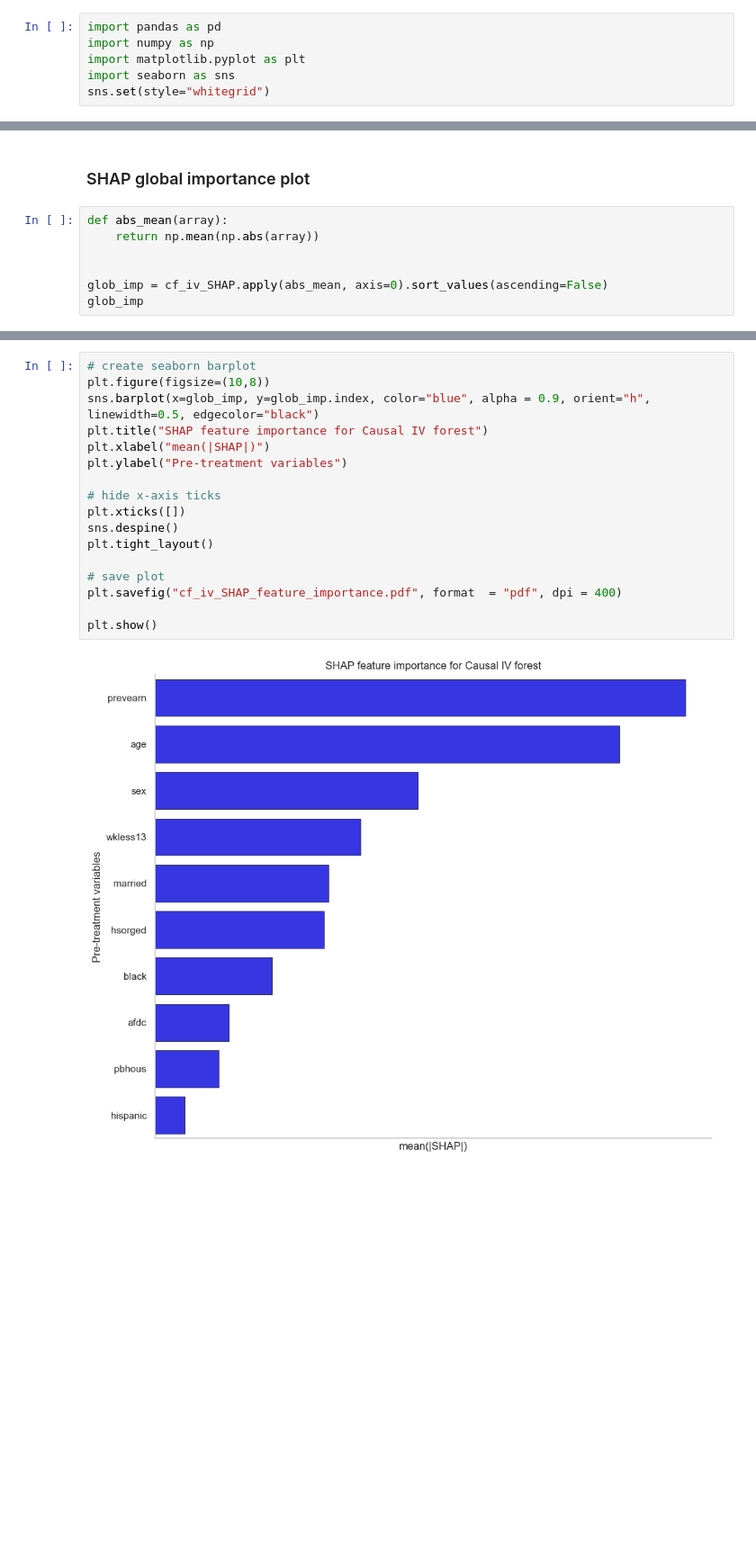
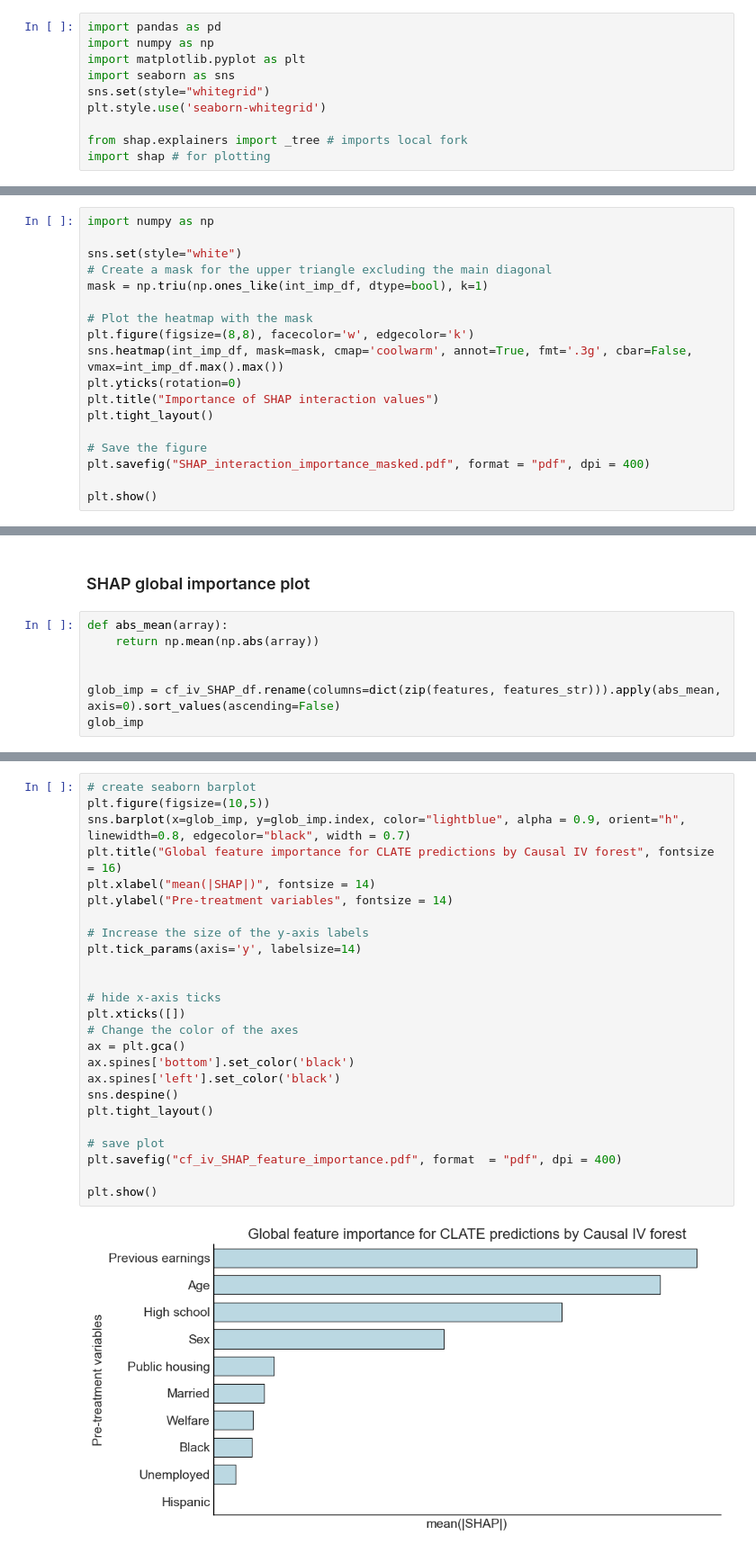
Before and after one commit to lasse-meixner/SHAP_in_econ, a Jupyter notebook: jtpa/pictures.ipynb, the cells around one changed output, grey strips where cells are left out. Shown at 90% size. Saved outputs shown, nothing was run; the diff lists cells and outputs as text; blank space fills up the shorter version.

```diff
--- a/jtpa/pictures.ipynb
+++ b/jtpa/pictures.ipynb
@@ -4,3 +4,7 @@ import numpy as np
 import matplotlib.pyplot as plt
 import seaborn as sns
 sns.set(style="whitegrid")
+plt.style.use('seaborn-whitegrid')
+
+from shap.explainers import _tree # imports local fork
+import shap # for plotting
@@ -20,0 +483,18 @@ cf_iv_SHAP_int = np.load("cf_iv_SHAP_interactions.npy")
+# %%
+import numpy as np
+
+sns.set(style="white")
+# Create a mask for the upper triangle excluding the main diagonal
+mask = np.triu(np.ones_like(int_imp_df, dtype=bool), k=1)
+
+# Plot the heatmap with the mask
+plt.figure(figsize=(8,8), facecolor='w', edgecolor='k')
+sns.heatmap(int_imp_df, mask=mask, cmap='coolwarm', annot=True, fmt='.3g', cbar=False, vmax=int_imp_df.max().max())
+plt.yticks(rotation=0)
+plt.title("Importance of SHAP interaction values")
+plt.tight_layout()
+
+# Save the figure
+plt.savefig("SHAP_interaction_importance_masked.pdf", format = "pdf", dpi = 400)
+
+plt.show()
@@ -25,6 +652,6 @@ def abs_mean(array):
     return np.mean(np.abs(array))
 
 
-glob_imp = cf_iv_SHAP.apply(abs_mean, axis=0).sort_values(ascending=False)
+glob_imp = cf_iv_SHAP_df.rename(columns=dict(zip(features, features_str))).apply(abs_mean, axis=0).sort_values(ascending=False)
 glob_imp
 # %% [output]
@@ -41,20 +668,28 @@ hispanic    2.769956e+07
 dtype: float64
 # %%
 # create seaborn barplot
-plt.figure(figsize=(10,8))
-sns.barplot(x=glob_imp, y=glob_imp.index, color="blue", alpha = 0.9, orient="h", linewidth=0.5, edgecolor="black")
-plt.title("SHAP feature importance for Causal IV forest")
-plt.xlabel("mean(|SHAP|)")
-plt.ylabel("Pre-treatment variables")
+plt.figure(figsize=(10,5))
+sns.barplot(x=glob_imp, y=glob_imp.index, color="lightblue", alpha = 0.9, orient="h", linewidth=0.8, edgecolor="black", width = 0.7)
+plt.title("Global feature importance for CLATE predictions by Causal IV forest", fontsize = 16)
+plt.xlabel("mean(|SHAP|)", fontsize = 14)
+plt.ylabel("Pre-treatment variables", fontsize = 14)
+
+# Increase the size of the y-axis labels
+plt.tick_params(axis='y', labelsize=14)
+
 
 # hide x-axis ticks
 plt.xticks([])
+# Change the color of the axes
+ax = plt.gca()
+ax.spines['bottom'].set_color('black')
+ax.spines['left'].set_color('black')
 sns.despine()
 plt.tight_layout()
 
 # save plot
 plt.savefig("cf_iv_SHAP_feature_importance.pdf", format  = "pdf", dpi = 400)
 
 plt.show()
 # %% [output]
-[figure, old version]
+[figure, new version]
```
Also changed, not shown: parts of 49 cells of this notebook, 4 other files.
